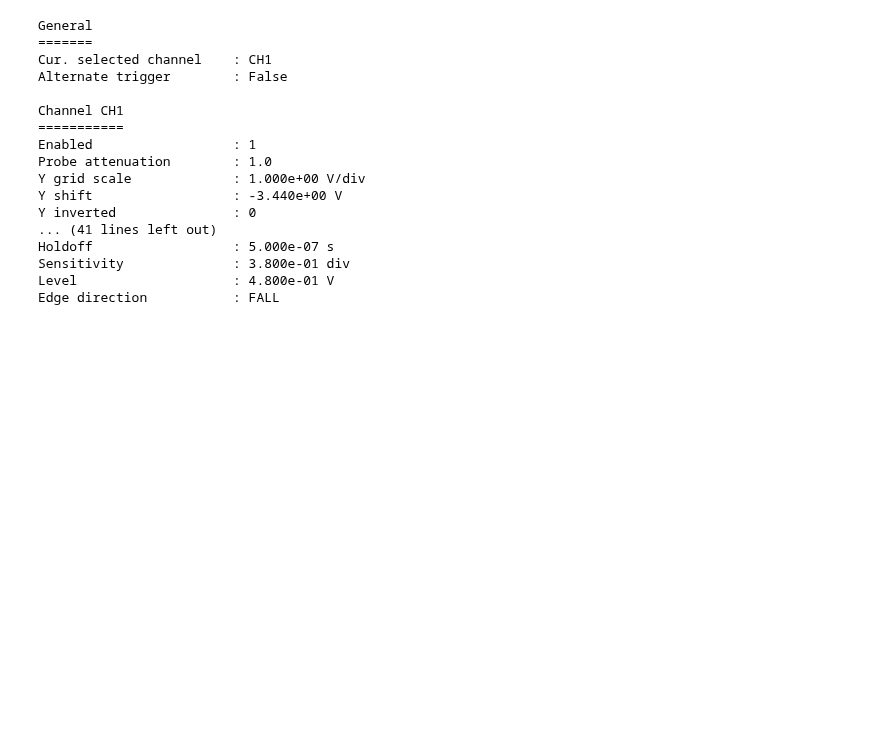
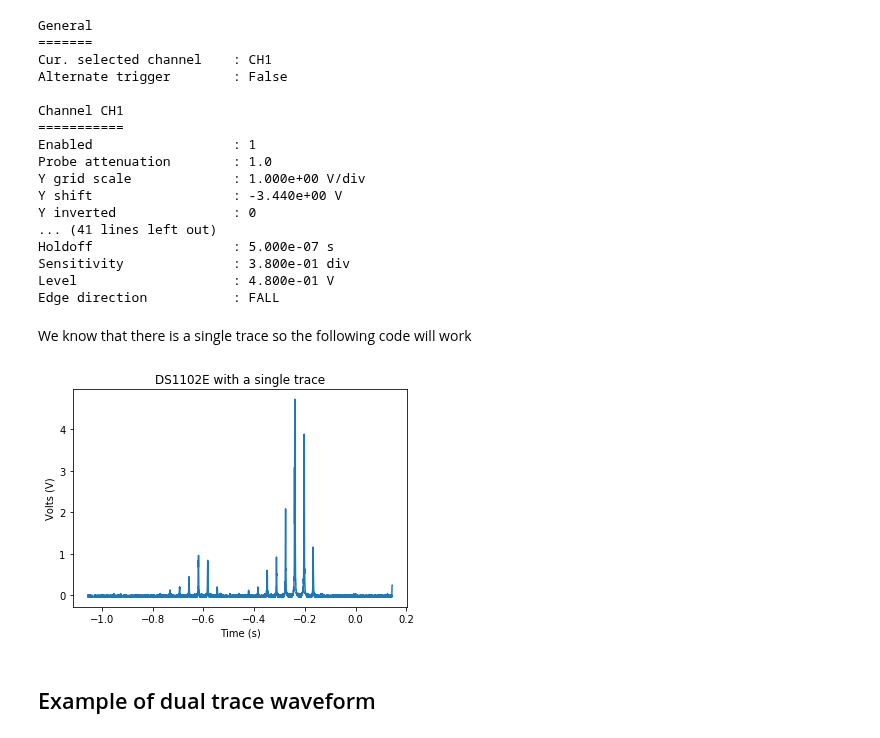
Before and after one commit to scottprahl/RigolWFM, a Jupyter notebook: doc/tutorial-reading-rigol-wfm-file.ipynb, the cells around one changed output. Saved outputs shown, nothing was run; the diff lists cells and outputs as text; code cells hidden in the pictures; blank space fills up the shorter version.

```diff
--- a/doc/tutorial-reading-rigol-wfm-file.ipynb
+++ b/doc/tutorial-reading-rigol-wfm-file.ipynb
@@ -52,3 +45,18 @@ Holdoff                  : 5.000e-07 s
 Sensitivity              : 3.800e-01 div
 Level                    : 4.800e-01 V
 Edge direction           : FALL
+# %% [markdown]
+We know that there is a single trace so the following code will work
+# %%
+data = wfm.signals("DS1102E.wfm")
+
+t,y = data
+plt.plot(t,y)
+plt.xlabel("Time (s)")
+plt.ylabel("Volts (V)")
+plt.title("DS1102E with a single trace")
+plt.show()
+# %% [output]
+[figure, added]
+# %% [markdown]
+## Example of dual trace waveform
```
Also changed, not shown: parts of 10 cells of this notebook.
